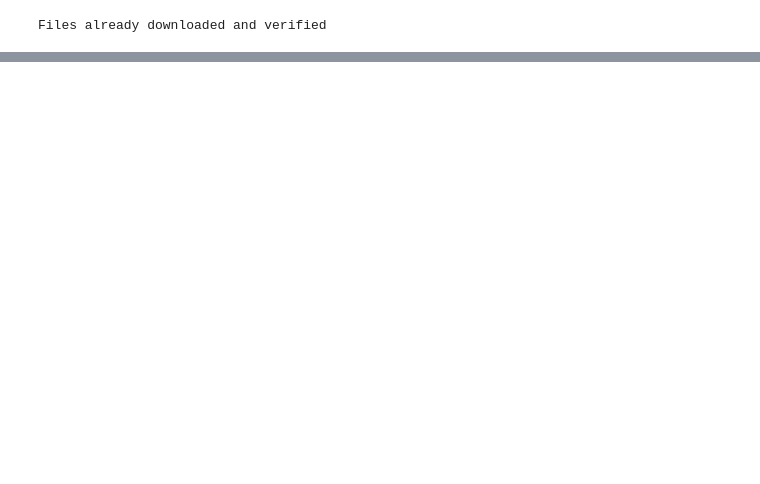
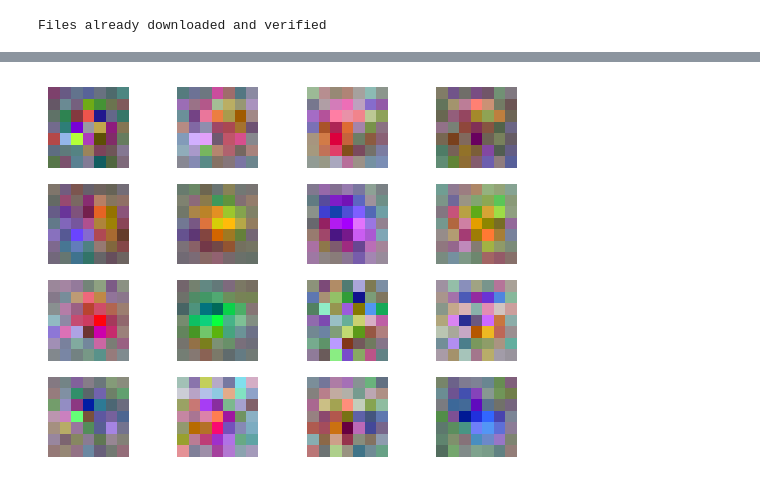
Before and after one commit to fabioseel/receptive-fields, a Jupyter notebook: src/evaluation.ipynb, the cells around one changed output, grey strips where cells are left out. Drawn from its saved outputs; the diff is of its cells as text; code cells hidden in the pictures; blank space fills up the shorter version.

```diff
--- a/src/evaluation.ipynb
+++ b/src/evaluation.ipynb
@@ -50,0 +100,26 @@ for class_name, i in tqdm(train_data.class_to_idx.items()):
+# %%
+class Object(object):
+    pass
+
+# conv_head = torch.nn.Sequential()
+# conv_head.append(model.conv1)
+# conv_head.append(model.relu)
+# for layer in model.extra_conv_layers:
+#     conv_head.append(layer)
+#     conv_head.append(model.relu)
+# conv_head.append(model.fc)
+conv_head=model[:-3]
+
+cfg = Object()
+cfg.device="cpu"
+env = Object()
+env.observation_space={"obs":eff_rf}
+actor_critic=Object()
+actor_critic.encoder = Object()
+encoder = Object()
+encoder.conv_head = conv_head
+actor_critic.encoder.vision_model = encoder
+nbtch = 1024
+nreps = 16384//nbtch
+# %%
+stas = ret_stats.gaussian_noise_stas(cfg,env,actor_critic,nbtch,nreps,prgrs=True)
@@ -50,0 +130,7 @@ for class_name, i in tqdm(train_data.class_to_idx.items()):
+# %%
+fig, axes = plt.subplots(4, 4)
+for sta, ax in zip(stas['4'], axes.flat):
+    ax.imshow(np.moveaxis(normalizeZeroOne(sta),0,2))
+    ax.axis('off')
+# %% [output]
+[figure, added]
```
Also changed, not shown: parts of 10 cells of this notebook, 1 other file.
